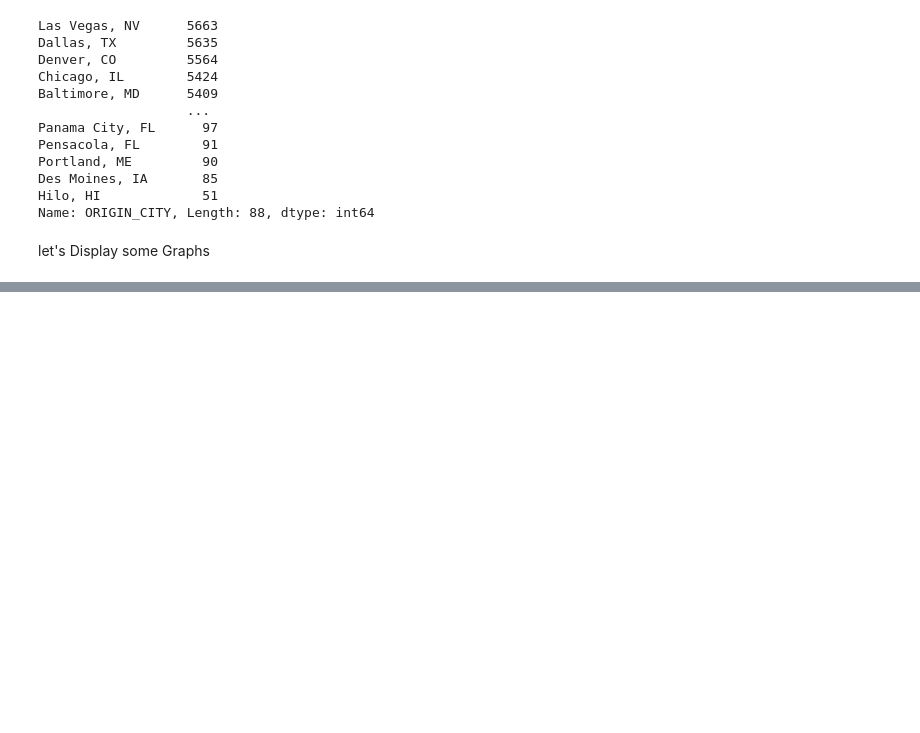
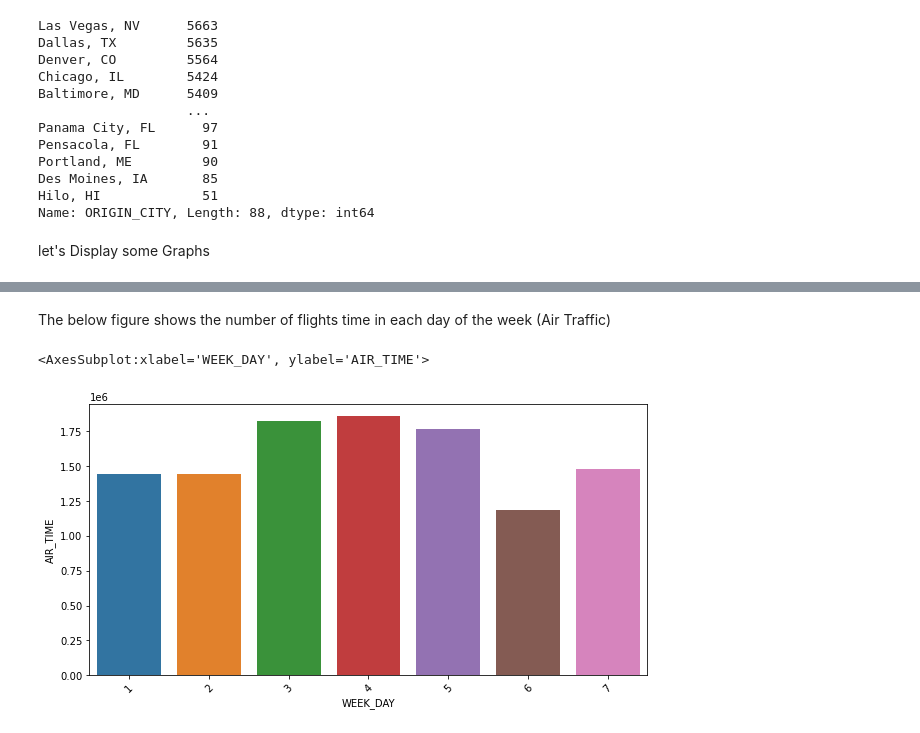
Before and after one commit to NawafNazer/Data_Science, a Jupyter notebook: My_Project.ipynb, the cells around one changed output, grey strips where cells are left out. Cells and saved outputs as stored; diff of their text form; code cells hidden in the pictures; blank space fills up the shorter version.

```diff
--- a/My_Project.ipynb
+++ b/My_Project.ipynb
@@ -324,0 +355,12 @@ df[df['FL_NUM'] == 795]  # This will desplay all flight number 795
+# %% [markdown]
+The below figure shows the number of flights time in each day of the week (Air Traffic)
+# %%
+plt.figure(figsize =(10,5))
+plt.xticks(rotation = 45)
+temp = df[['AIR_TIME', 'WEEK_DAY']]
+temp = pd.DataFrame(temp.groupby('WEEK_DAY')['AIR_TIME'].agg('sum')).reset_index().sort_values(by= ['AIR_TIME'])
+temp
+sns.barplot(x='WEEK_DAY', y="AIR_TIME", data = temp)
+# %% [output]
+<AxesSubplot:xlabel='WEEK_DAY', ylabel='AIR_TIME'>
+[figure, added]
```
Also changed, not shown: parts of 24 cells of this notebook.
